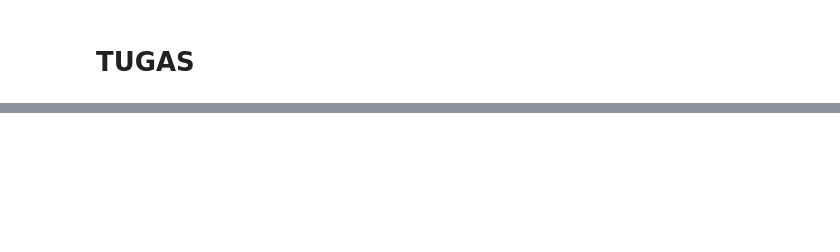
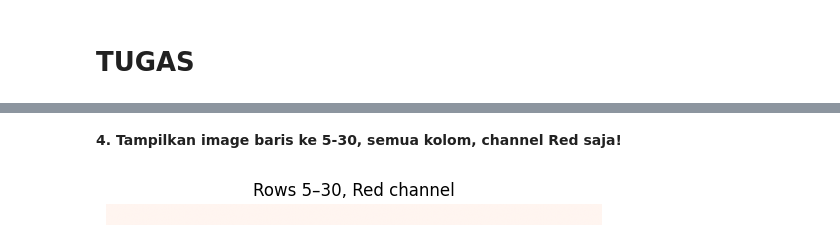
Before and after one commit to NurAyuL27/PCVK_Genap_2025, a Jupyter notebook: Week2.ipynb, the cells around one changed output, grey strips where cells are left out. Cells and saved outputs as stored; diff of their text form; code cells hidden in the pictures; blank space fills up the shorter version.

```diff
--- a/Week2.ipynb
+++ b/Week2.ipynb
@@ -179,0 +242,10 @@ from skimage import fo*
+# %% [markdown]
+**4. Tampilkan image baris ke 5-30, semua kolom, channel Red saja!**
+# %%
+red_only = img_rgb[5:31, :, 0]
+plt.imshow(red_only, cmap="Reds")
+plt.title("Rows 5–30, Red channel")
+plt.axis("off")
+plt.show()
+# %% [output]
+[figure, added]
```
Also changed, not shown: parts of 19 cells of this notebook.
